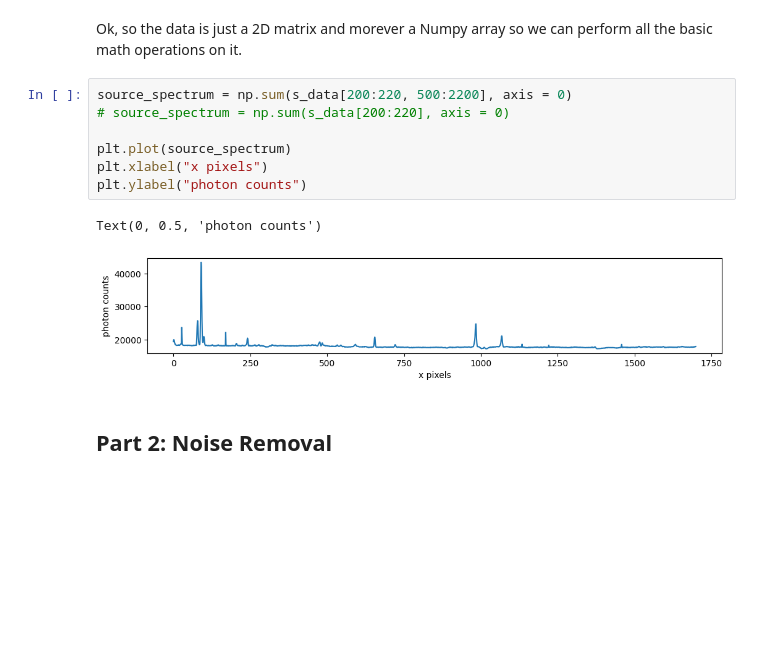
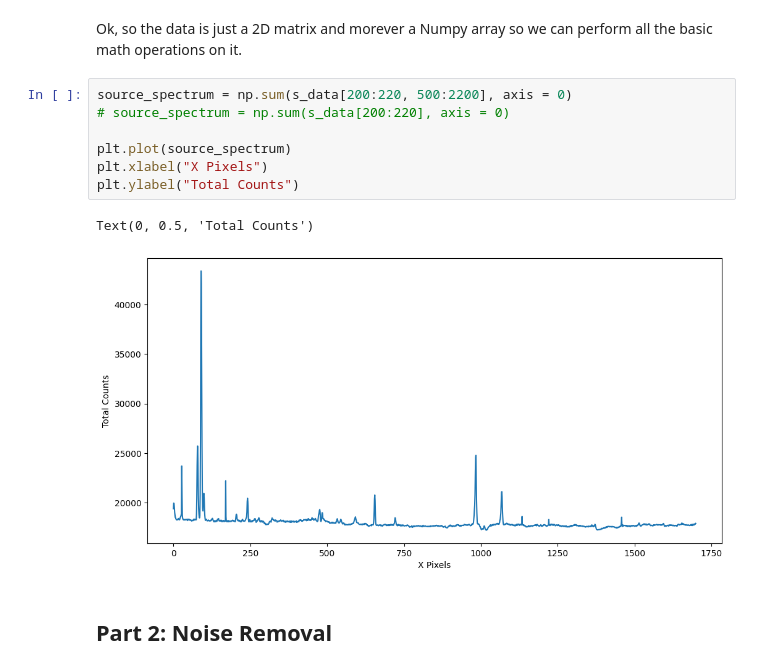
Before and after one commit to mikejafs/phys_641, a Jupyter notebook: projects/p1/Project_1.ipynb, the cells around one changed output. Drawn from its saved outputs; the diff is of its cells as text; blank space fills up the shorter version.

```diff
--- a/projects/p1/Project_1.ipynb
+++ b/projects/p1/Project_1.ipynb
@@ -131,13 +114,13 @@ Ok, so the data is just a 2D matrix and morever a Numpy array so we can perform
 # %%
 source_spectrum = np.sum(s_data[200:220, 500:2200], axis = 0)
 # source_spectrum = np.sum(s_data[200:220], axis = 0)
 
 plt.plot(source_spectrum)
-plt.xlabel("x pixels")
-plt.ylabel("photon counts")
+plt.xlabel("X Pixels")
+plt.ylabel("Total Counts")
 # %% [output]
-Text(0, 0.5, 'photon counts')
+Text(0, 0.5, 'Total Counts')
-[figure, old version]
+[figure, new version]
 # %% [markdown]
 ## Part 2: Noise Removal
 # %% [markdown]
```
Also changed, not shown: parts of 45 cells of this notebook, 16 other files.
